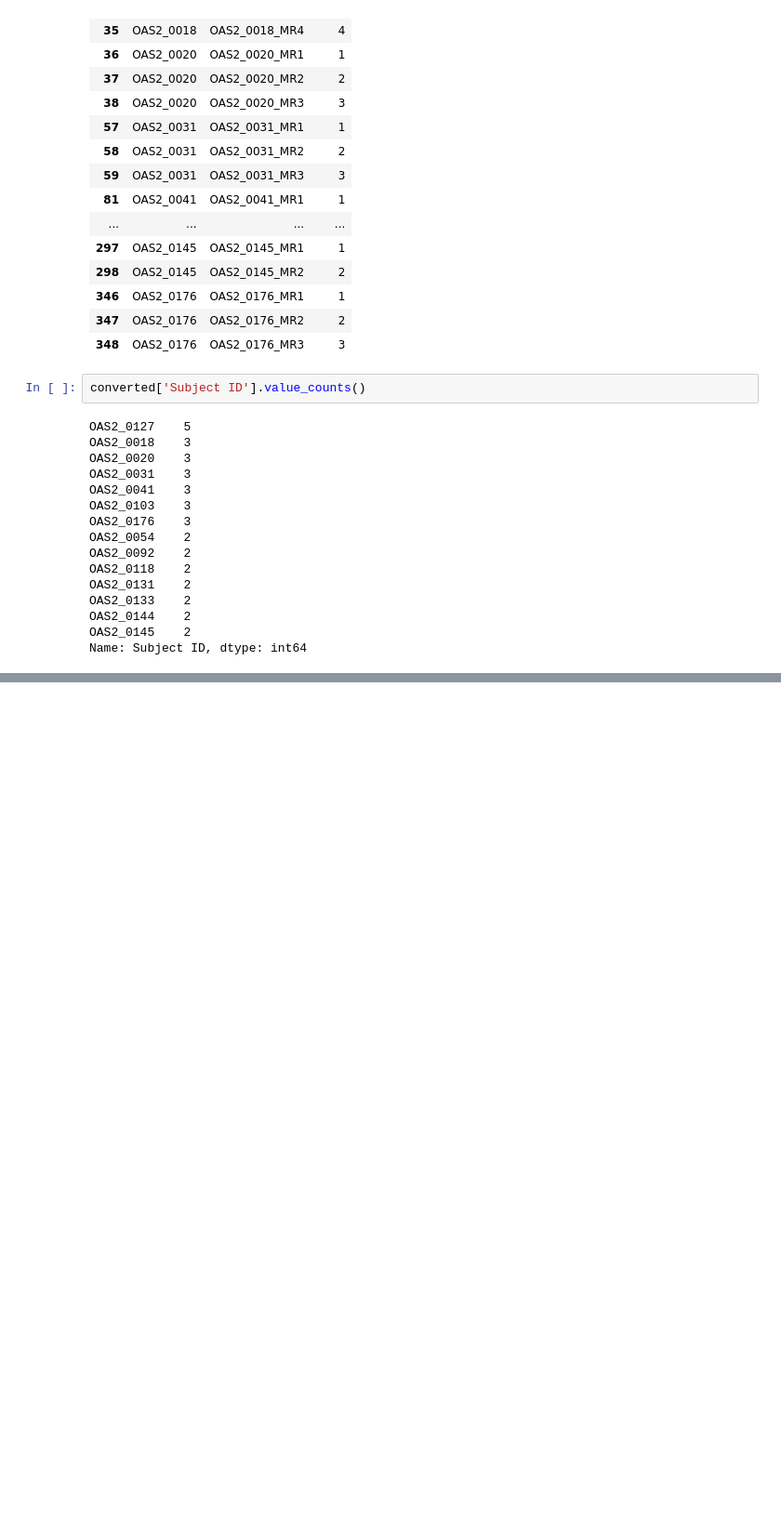
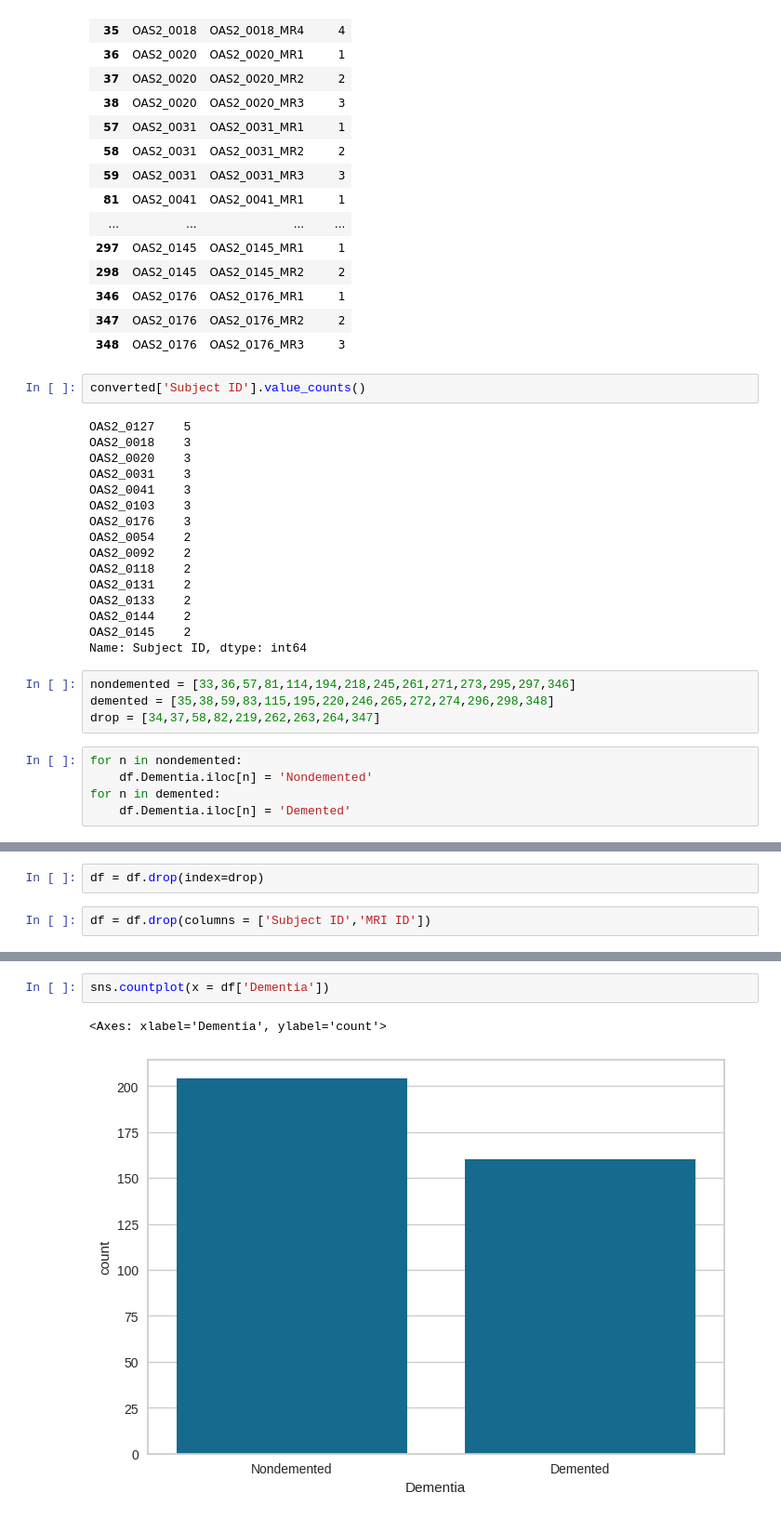
Before and after one commit to ANISHG-26/ELG6131-Dementia-EDA, a Jupyter notebook: ELG_6131_Dementia_EDA.ipynb, the cells around one changed output, grey strips where cells are left out. Shown: that part at 93% size. Cells and saved outputs as stored; diff of their text form; blank space fills up the shorter version.

```diff
--- a/ELG_6131_Dementia_EDA.ipynb
+++ b/ELG_6131_Dementia_EDA.ipynb
@@ -161,3 +198,12 @@ OAS2_0133    2
 OAS2_0144    2
 OAS2_0145    2
 Name: Subject ID, dtype: int64
+# %%
+nondemented = [33,36,57,81,114,194,218,245,261,271,273,295,297,346]
+demented = [35,38,59,83,115,195,220,246,265,272,274,296,298,348]
+drop = [34,37,58,82,219,262,263,264,347]
+# %%
+for n in nondemented:
+    df.Dementia.iloc[n] = 'Nondemented'
+for n in demented:
+    df.Dementia.iloc[n] = 'Demented'
@@ -163,0 +219,4 @@ Name: Subject ID, dtype: int64
+# %%
+df = df.drop(index=drop)
+# %%
+df = df.drop(columns = ['Subject ID','MRI ID'])
@@ -163,0 +247,5 @@ Name: Subject ID, dtype: int64
+# %%
+sns.countplot(x = df['Dementia'])
+# %% [output]
+<Axes: xlabel='Dementia', ylabel='count'>
+[figure, added]
```
Also changed, not shown: parts of 17 cells of this notebook.
